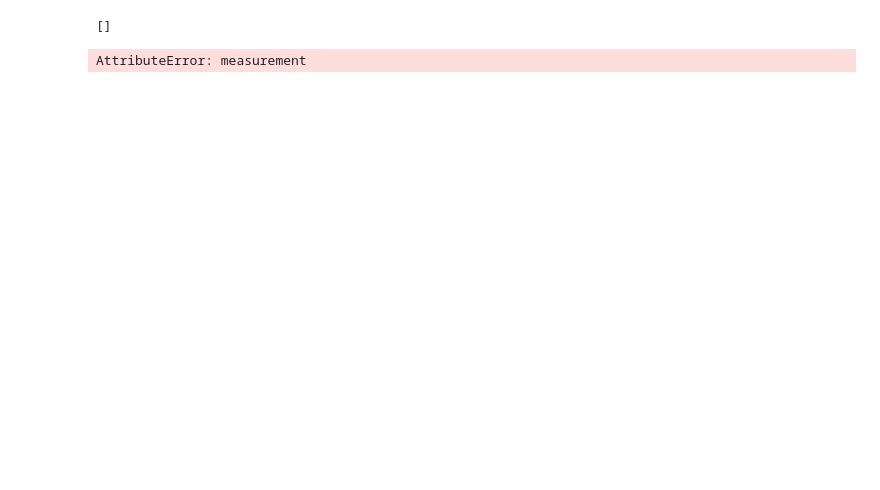
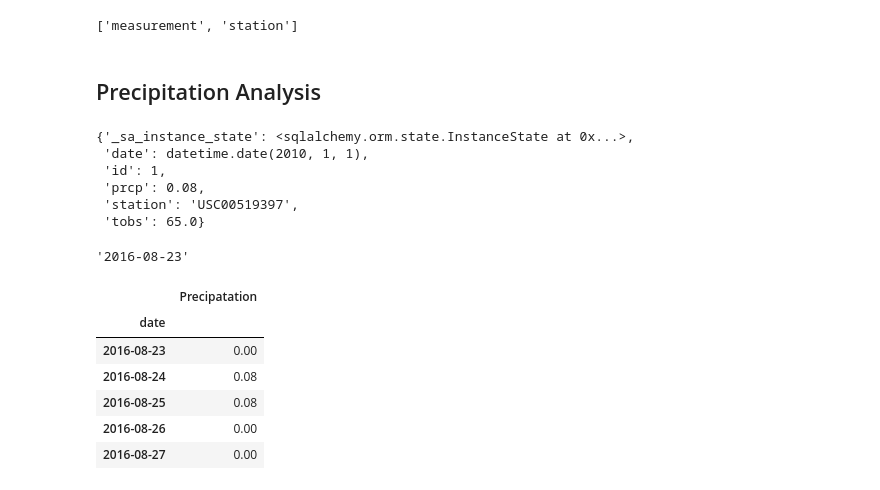
Before and after one commit to jamiejin91/python-challenge, a Jupyter notebook: xJamieJin_HW9/climate_analysis.ipynb, the cells around one changed output. Drawn from its saved outputs; the diff is of its cells as text; code cells hidden in the pictures; blank space fills up the shorter version.

```diff
--- a/xJamieJin_HW9/climate_analysis.ipynb
+++ b/xJamieJin_HW9/climate_analysis.ipynb
@@ -6,12 +14,42 @@ from sqlalchemy import create_engine, inspect, func
 # %%
-engine = create_engine("sqlite:///hawaii.sqlite", echo=False)
 Base = automap_base()
 Base.prepare(engine, reflect=True)
 Base.classes.keys()
 # %% [output]
-[]
+['measurement', 'station']
 # %%
-m_db = Base.classes.measurement
-s_db = Base.classes.station
+Measurement = Base.classes.measurement
+Station = Base.classes.station
+session = Session(engine)
-# %% [output]
-AttributeError: measurement
+# %% [markdown]
+## Precipitation Analysis
+# %%
+prcp = session.query(Measurement).first()
+prcp.__dict__
+# %% [output]
+{'_sa_instance_state': <sqlalchemy.orm.state.InstanceState at 0x...>,
+ 'date': datetime.date(2010, 1, 1),
+ 'id': 1,
+ 'prcp': 0.08,
+ 'station': 'USC00519397',
+ 'tobs': 65.0}
+# %%
+current = session.query(Measurement.date).order_by(Measurement.date.desc()).first()
+year_ago = current[0].replace(year = (current[0].year - 1))
+year_ago = year_ago.strftime("%Y-%m-%d")
+year_ago
+# %% [output]
+'2016-08-23'
+# %%
+year = session.query(Measurement.date, Measurement.prcp).filter(Measurement.date >= year_ago)
+year_prcp = pd.read_sql_query(year.statement, engine, index_col='date')
+year_prcp = year_prcp.rename(columns={'prcp':'Precipatation'})
+year_prcp.head()
+# %% [output]
+|  | Precipatation |
+| date |  |
+| 2016-08-23 | 0.00 |
+| 2016-08-24 | 0.08 |
+| 2016-08-25 | 0.08 |
+| 2016-08-26 | 0.00 |
+| 2016-08-27 | 0.00 |
```
Also changed, not shown: parts of 12 cells of this notebook, 7 other files.
